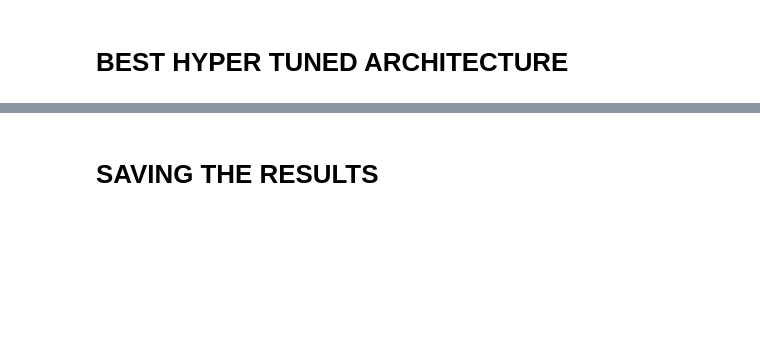
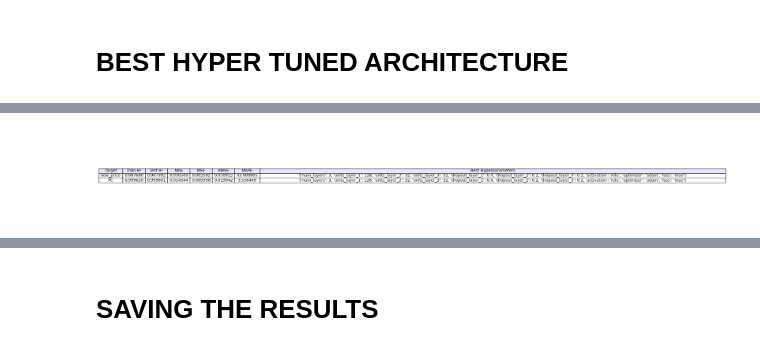
Before and after one commit to TimH2024/MSC-M5-Project, a Jupyter notebook: 5_Std_dataset_Hyper_Parameter_Tuning.ipynb, the cells around one changed output, grey strips where cells are left out. Cells and saved outputs as stored; diff of their text form; code cells hidden in the pictures; blank space fills up the shorter version.

```diff
--- a/5_Std_dataset_Hyper_Parameter_Tuning.ipynb
+++ b/5_Std_dataset_Hyper_Parameter_Tuning.ipynb
@@ -897,0 +426,62 @@ Mounted at /content/drive
+# %%
+import pandas as pd
+import matplotlib.pyplot as plt
+from docx import Document
+from docx.shared import Pt, Inches
+from docx.enum.section import WD_ORIENT
+from docx.enum.text import WD_ALIGN_PARAGRAPH
+
+
+# Load the results from the hyperparameter tuning process
+hp_results_file_path = '/content/drive/My Drive/Colab Notebooks/M5 Code and Data/HP_ResultsStd.csv'
+hp_resultsStd = pd.read_csv(hp_results_file_path)
+
+# Convert 'Best Hyperparameters' column from string to dictionary for better formatting
+hp_resultsStd['Best Hyperparameters'] = hp_resultsStd['Best Hyperparameters'].apply(eval)
+
+# Format all numerical columns to 6 decimal places
+for col in ["Train R²", "Test R²", "MAE", "MSE", "RMSE", "MAPE"]:
+    hp_resultsStd[col] = hp_resultsStd[col].apply(lambda x: f"{x:.6f}")
+
+# Display the table as a figure (for verification)
+fig, ax = plt.subplots(figsize=(12, 4))  # Adjust the figure size for screen display
+ax.axis('tight')
+ax.axis('off')
+
+# Create the display table
+table = ax.table(
+    cellText=hp_resultsStd.values,
+    colLabels=hp_resultsStd.columns,
+    cellLoc='center',
+    loc='center',
+    colColours=["lavender"] * len(hp_resultsStd.columns)
+)
+
+# Adjust table style
+table.auto_set_font_size(False)
+table.set_fontsize(10)
+table.auto_set_column_width(col=list(range(len(hp_resultsStd.columns))))
+
+# Show the table
+plt.show()
+
+# Save the table to a Word document with the specified format
+doc = Document()
+
+# Set page layout to A4 portrait
+section = doc.sections[0]
+section.page_height = Inches(11.69)  # A4 height in inches
+section.page_width = Inches(8.27)   # A4 width in inches
+section.orientation = WD_ORIENT.PORTRAIT
+section.left_margin = Inches(1)  # Adjust margins if necessary
+section.right_margin = Inches(1)
+section.top_margin = Inches(1)
+section.bottom_margin = Inches(1)
+
+# Add a title to the document
+title = doc.add_heading('Hyperparameter Tuning LSTM Result', level=1)
+title.alignment = WD_ALIGN_PARAGRAPH.CENTER
+
+# Reduce spacing above and below the title
+# %% [output]
+[figure, added]
```
Also changed, not shown: parts of 15 cells of this notebook.
